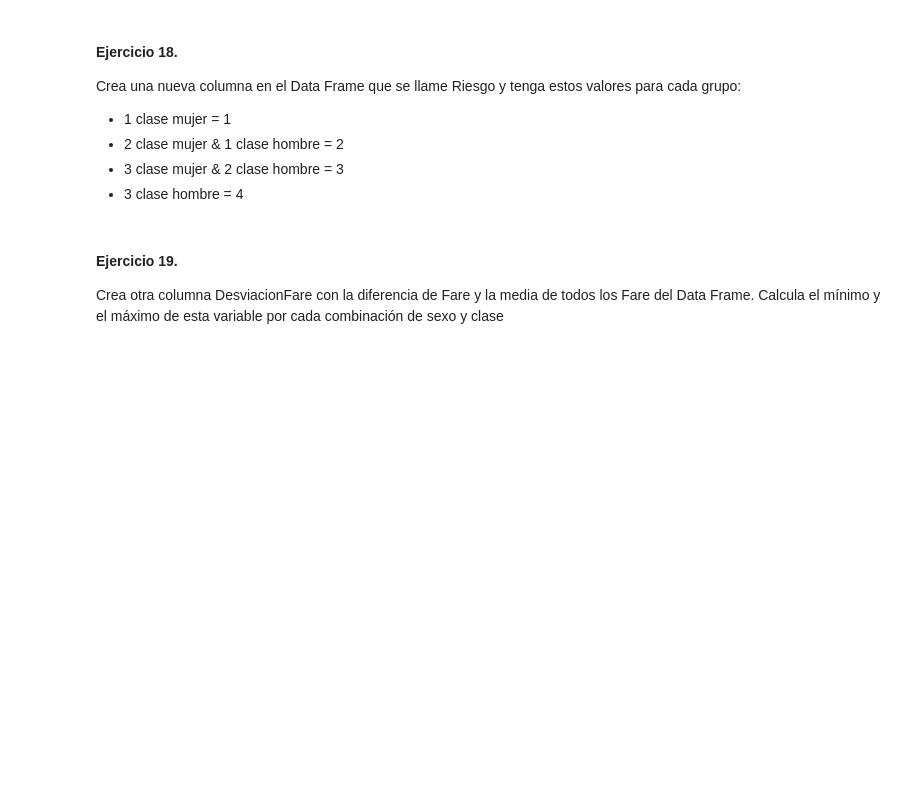
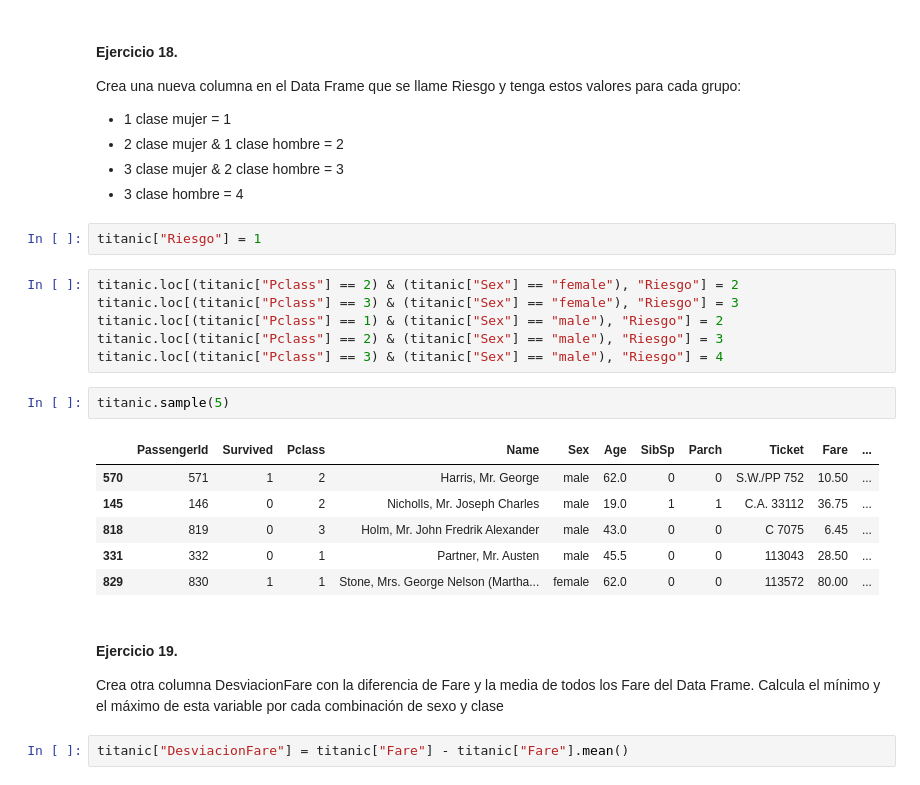
Before and after one commit to carlosfbh/Master-Data-Science, a Jupyter notebook: Python/Ejercicios/Titanic_Pandas_Exercises.ipynb, the cells around one changed output. Saved outputs shown, nothing was run; the diff lists cells and outputs as text; blank space fills up the shorter version.

```diff
--- a/Python/Ejercicios/Titanic_Pandas_Exercises.ipynb
+++ b/Python/Ejercicios/Titanic_Pandas_Exercises.ipynb
@@ -109,7 +233,26 @@ Crea una nueva columna en el Data Frame que se llame Riesgo y tenga estos valore
 - 2 clase mujer & 1 clase hombre = 2
 - 3 clase mujer & 2 clase hombre = 3
 - 3 clase hombre = 4
+# %%
+titanic["Riesgo"] = 1
+# %%
+titanic.loc[(titanic["Pclass"] == 2) & (titanic["Sex"] == "female"), "Riesgo"] = 2
+titanic.loc[(titanic["Pclass"] == 3) & (titanic["Sex"] == "female"), "Riesgo"] = 3
+titanic.loc[(titanic["Pclass"] == 1) & (titanic["Sex"] == "male"), "Riesgo"] = 2
+titanic.loc[(titanic["Pclass"] == 2) & (titanic["Sex"] == "male"), "Riesgo"] = 3
+titanic.loc[(titanic["Pclass"] == 3) & (titanic["Sex"] == "male"), "Riesgo"] = 4
+# %%
+titanic.sample(5)
+# %% [output]
+|  | PassengerId | Survived | Pclass | Name | Sex | Age | SibSp | Parch | Ticket | Fare | ... |
+| 570 | 571 | 1 | 2 | Harris, Mr. George | male | 62.0 | 0 | 0 | S.W./PP 752 | 10.50 | ... |
+| 145 | 146 | 0 | 2 | Nicholls, Mr. Joseph Charles | male | 19.0 | 1 | 1 | C.A. 33112 | 36.75 | ... |
+| 818 | 819 | 0 | 3 | Holm, Mr. John Fredrik Alexander | male | 43.0 | 0 | 0 | C 7075 | 6.45 | ... |
+| 331 | 332 | 0 | 1 | Partner, Mr. Austen | male | 45.5 | 0 | 0 | 113043 | 28.50 | ... |
+| 829 | 830 | 1 | 1 | Stone, Mrs. George Nelson (Martha... | female | 62.0 | 0 | 0 | 113572 | 80.00 | ... |
 # %% [markdown]
 #### Ejercicio 19.
 Crea otra columna DesviacionFare con la diferencia de Fare y la media de todos los Fare del Data Frame.
 Calcula el mínimo y el máximo de esta variable por cada combinación de sexo y clase
+# %%
+titanic["DesviacionFare"] = titanic["Fare"] - titanic["Fare"].mean()
```
Also changed, not shown: parts of 27 cells of this notebook.
